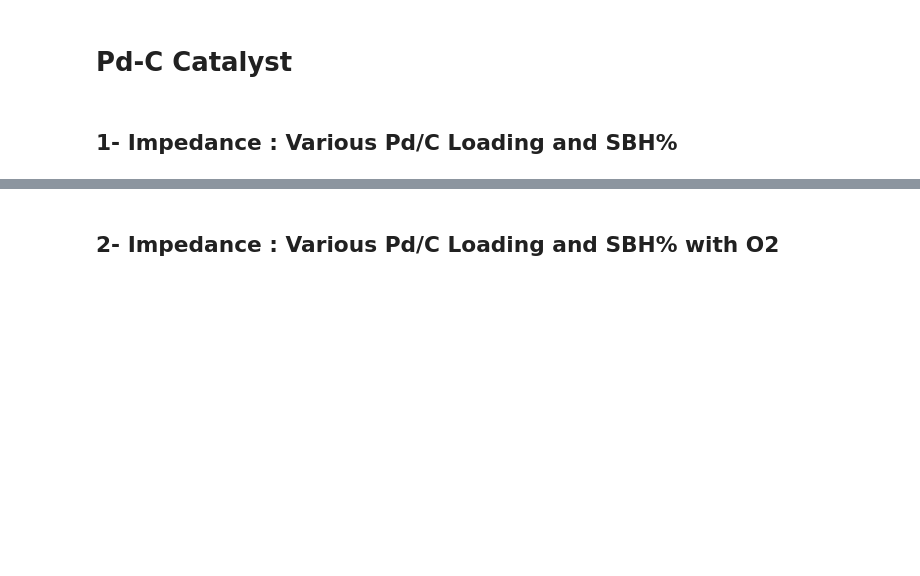
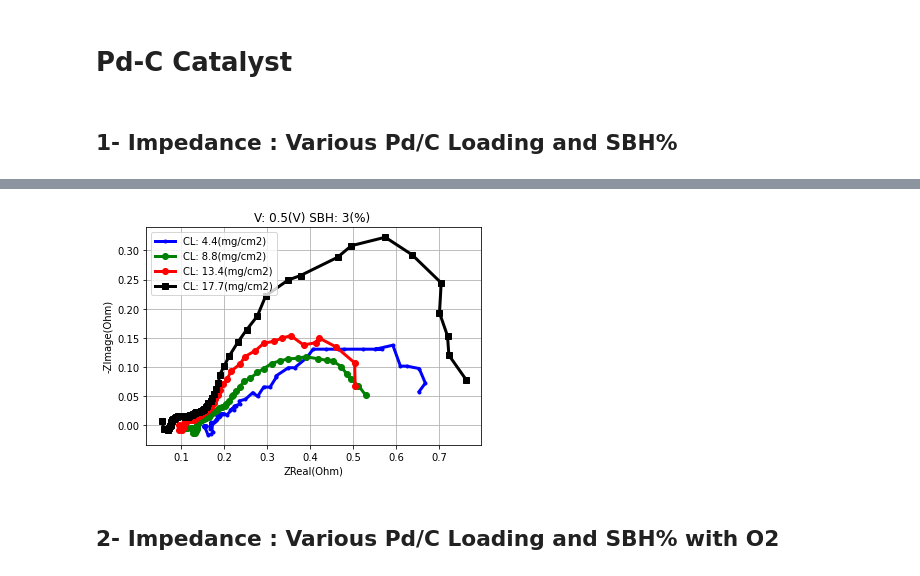
Before and after one commit to ECSIM/dbfc-dataset, a Jupyter notebook: Notebooks/Pd-C Catalyst.ipynb, the cells around one changed output, grey strips where cells are left out. Cells and saved outputs as stored; diff of their text form; code cells hidden in the pictures; blank space fills up the shorter version.

```diff
--- a/Notebooks/Pd-C Catalyst.ipynb
+++ b/Notebooks/Pd-C Catalyst.ipynb
@@ -22,3 +22,7 @@ impedance_plot(data, CL=8.8, SBH=5)
+# %%
+impedance_plot(data, V=0.5, SBH=3)
+# %% [output]
+[figure, added]
 # %% [markdown]
 ## 2- Impedance : Various Pd/C Loading and SBH% with O2
 # %%
```
Also changed, not shown: parts of 9 cells of this notebook, 2 other files.
